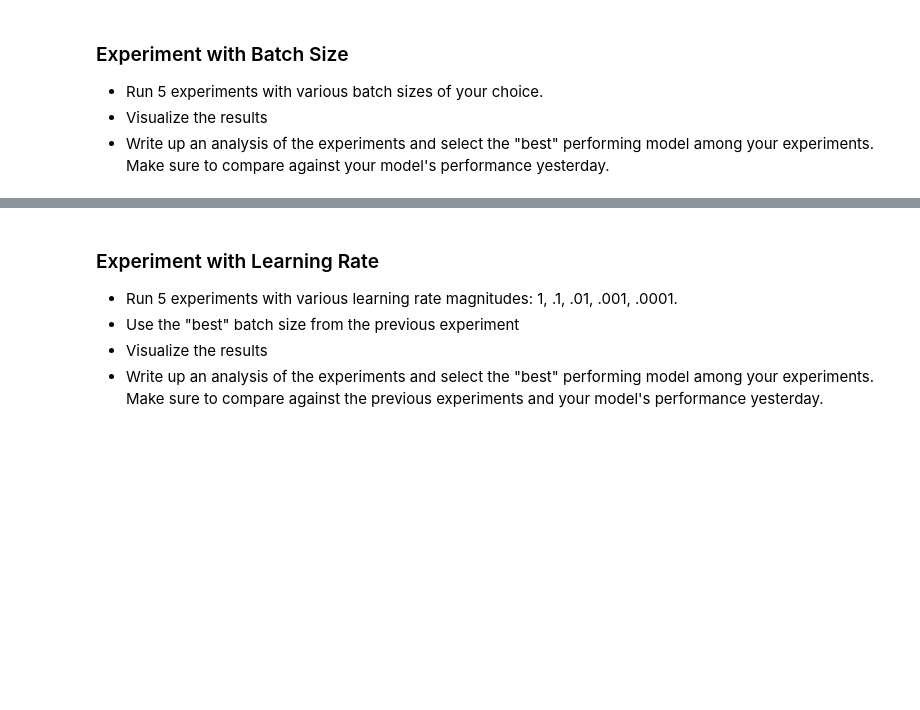
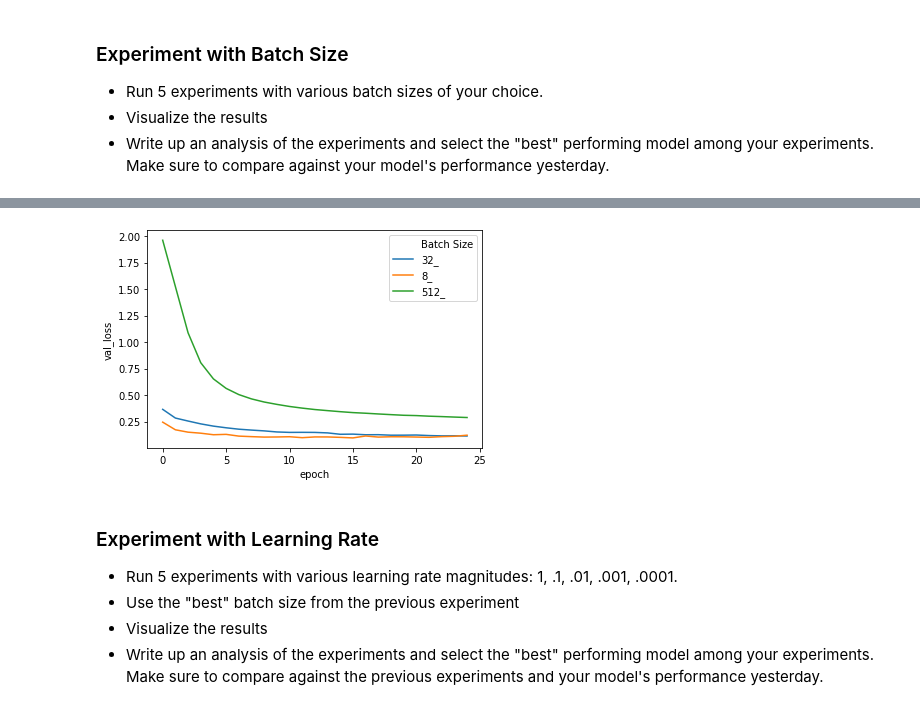
Before and after one commit to lsdsU48/DS-Unit-4-Sprint-2-Neural-Networks, a Jupyter notebook: module2-Train/LSDS_422_Train_Assignment_v2.ipynb, the cells around one changed output, grey strips where cells are left out. Cells and saved outputs as stored; diff of their text form; code cells hidden in the pictures; blank space fills up the shorter version.

```diff
--- a/module2-Train/LSDS_422_Train_Assignment_v2.ipynb
+++ b/module2-Train/LSDS_422_Train_Assignment_v2.ipynb
@@ -98,3 +329,7 @@ Epoch 5/5
+# %%
+sns.lineplot(x='epoch', y='val_loss', hue='Batch Size', data=df);
+# %% [output]
+[figure, added]
 # %% [markdown]
 ### Experiment with Learning Rate
 * Run 5 experiments with various learning rate magnitudes: 1, .1, .01, .001, .0001.
```
Also changed, not shown: parts of 42 cells of this notebook.
